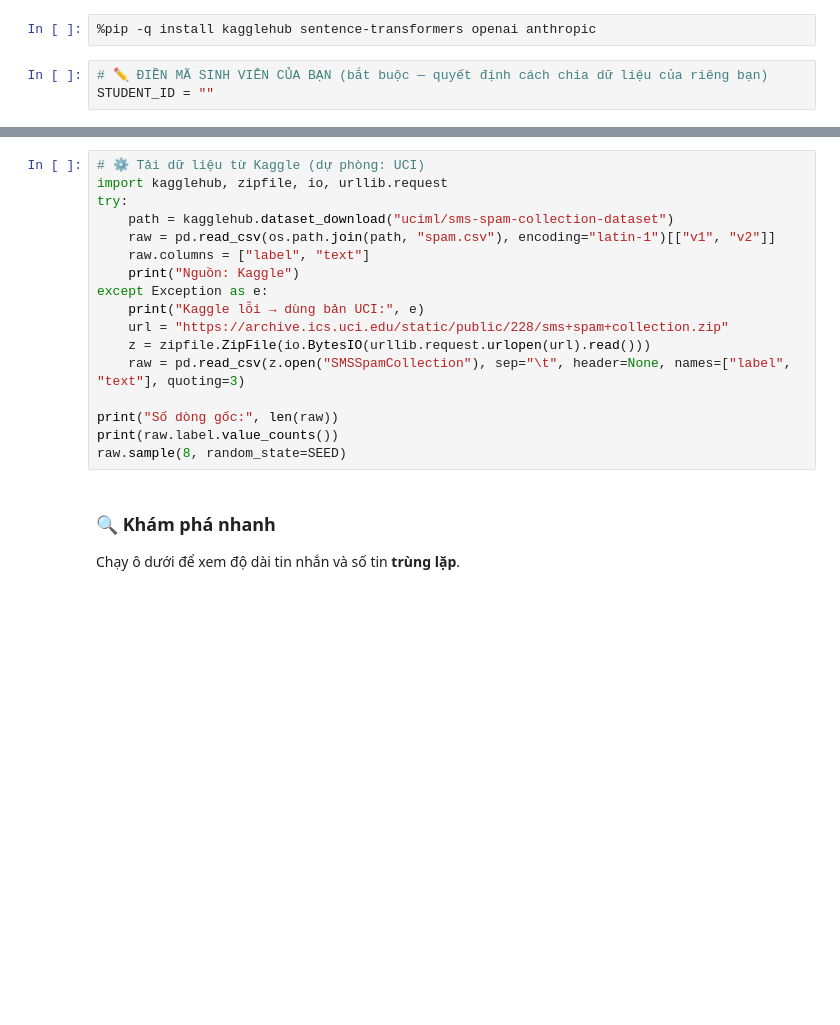
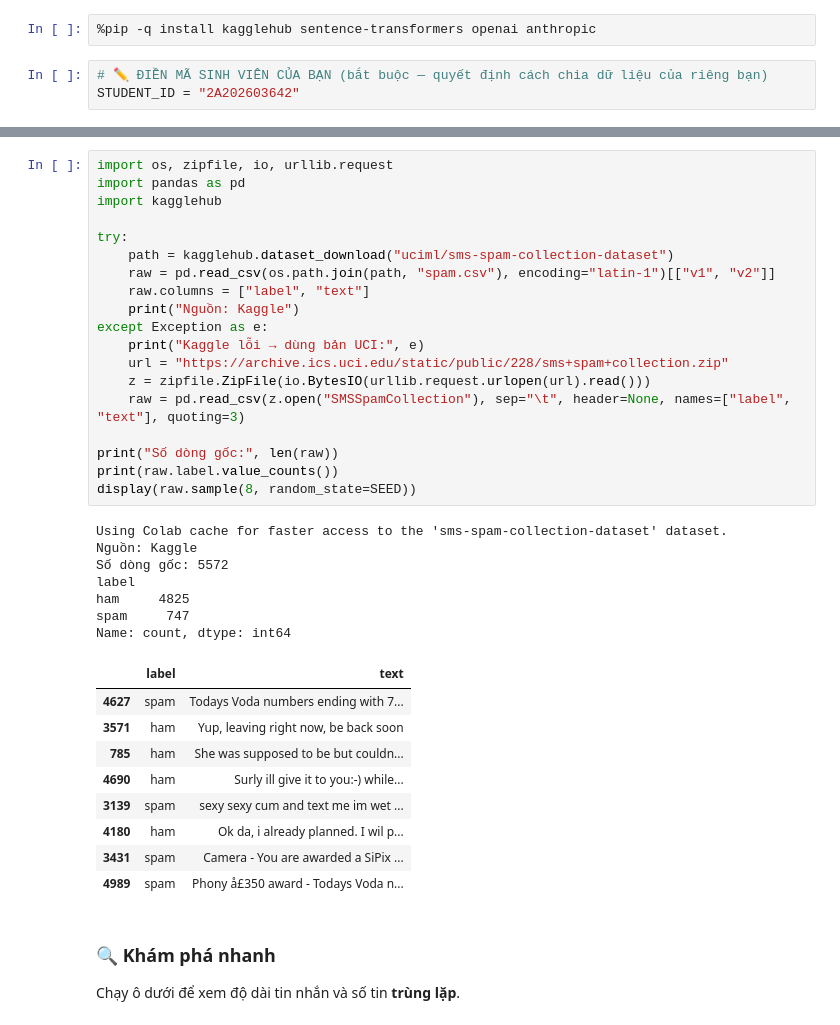
Before and after one commit to DaoHuyPJ/K5-L3A-DAY01-DaoQuangHuy-2A202603642-AIFoundation, a Jupyter notebook: src/day01_spam_ml_dl_embedding_llm.ipynb, the cells around one changed output, grey strips where cells are left out. Drawn from its saved outputs; the diff is of its cells as text; blank space fills up the shorter version.

Commit message:
Được tạo bằng Colab

```diff
--- a/src/day01_spam_ml_dl_embedding_llm.ipynb
+++ b/src/day01_spam_ml_dl_embedding_llm.ipynb
@@ -47,7 +47,7 @@ Mục tiêu hôm nay là **hiểu**, không phải "chạy được". Notebook
 %pip -q install kagglehub sentence-transformers openai anthropic
 # %%
 # ✏️ ĐIỀN MÃ SINH VIÊN CỦA BẠN (bắt buộc — quyết định cách chia dữ liệu của riêng bạn)
-STUDENT_ID = ""
+STUDENT_ID = "2A202603642"
 # %%
 # ⚙️ BỘ CÔNG CỤ CỦA LAB — chạy, KHÔNG sửa
 import os, re, time, json, hashlib, inspect, random
@@ -106,20 +108,39 @@ print(f"✅ STUDENT_ID={STUDENT_ID}  →  SEED={SEED}")
 # %%
-# ⚙️ Tải dữ liệu từ Kaggle (dự phòng: UCI)
-import kagglehub, zipfile, io, urllib.request
+import os, zipfile, io, urllib.request
+import pandas as pd
+import kagglehub
+
 try:
     path = kagglehub.dataset_download("uciml/sms-spam-collection-dataset")
     raw = pd.read_csv(os.path.join(path, "spam.csv"), encoding="latin-1")[["v1", "v2"]]
     raw.columns = ["label", "text"]
     print("Nguồn: Kaggle")
 except Exception as e:
     print("Kaggle lỗi → dùng bản UCI:", e)
     url = "https://archive.ics.uci.edu/static/public/228/sms+spam+collection.zip"
     z = zipfile.ZipFile(io.BytesIO(urllib.request.urlopen(url).read()))
     raw = pd.read_csv(z.open("SMSSpamCollection"), sep="\t", header=None, names=["label", "text"], quoting=3)
 
 print("Số dòng gốc:", len(raw))
 print(raw.label.value_counts())
-raw.sample(8, random_state=SEED)
+display(raw.sample(8, random_state=SEED))
+# %% [output]
+Using Colab cache for faster access to the 'sms-spam-collection-dataset' dataset.
+Nguồn: Kaggle
+Số dòng gốc: 5572
+label
+ham     4825
+spam     747
+Name: count, dtype: int64
+|  | label | text |
+| 4627 | spam | Todays Voda numbers ending with 7... |
+| 3571 | ham | Yup, leaving right now, be back soon |
+| 785 | ham | She was supposed to be but couldn... |
+| 4690 | ham | Surly ill give it to you:-) while... |
+| 3139 | spam | sexy sexy cum and text me im wet ... |
+| 4180 | ham | Ok da, i already planned. I wil p... |
+| 3431 | spam | Camera - You are awarded a SiPix ... |
+| 4989 | spam | Phony å£350 award - Todays Voda n... |
 # %% [markdown]
 ### 🔍 Khám phá nhanh
 Chạy ô dưới để xem độ dài tin nhắn và số tin **trùng lặp**.
```
Also changed, not shown: parts of 13 cells of this notebook.
